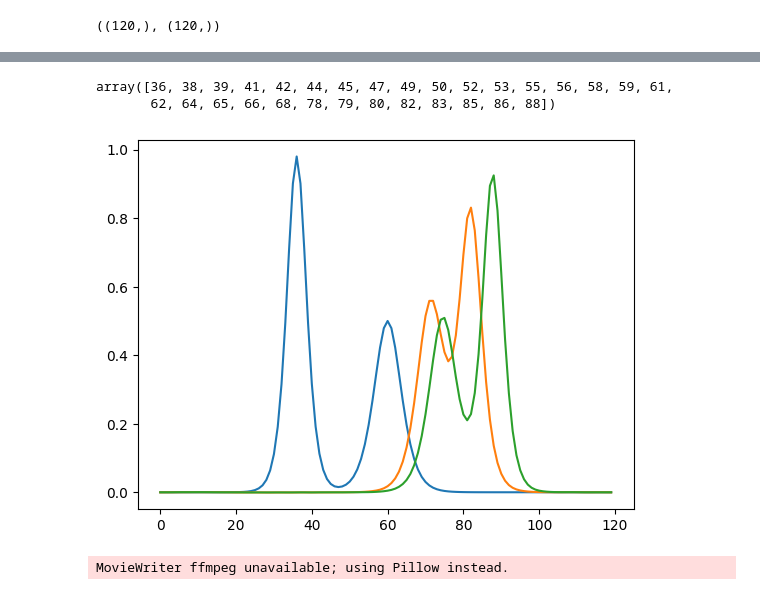
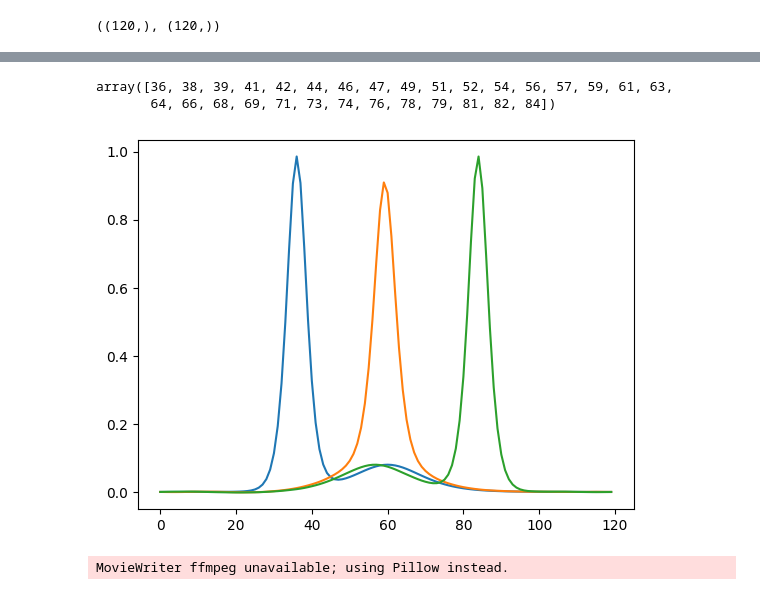
Before and after one commit to Kohmann/master-GAN, a Jupyter notebook: waveEquations/kdv_minimal.ipynb, the cells around one changed output, grey strips where cells are left out. Cells and saved outputs as stored; diff of their text form; code cells hidden in the pictures.

```diff
--- a/waveEquations/kdv_minimal.ipynb
+++ b/waveEquations/kdv_minimal.ipynb
@@ -117,7 +117,7 @@ dx_lowres = 3, dt_lowres = 3
 # %%
 # Initial condition
 k1 = 0.7#lower + (upper-lower)*np.random.rand()
-k2 = 0.5#lower + (upper-lower)*np.random.rand()
+k2 = 0.2#lower + (upper-lower)*np.random.rand()
 
 D1, D2 = difference_matrices(P,M)
 u0 = initial_condition_kdv(x, k1, k2, eta)
@@ -170,14 +170,14 @@ Wall time: 7.43 s
 # %%
 #Convert to low res
 u_lowres = u[::int(360/30), ::dx_lowres]
 plt.plot(u_lowres[0], label="init position");
-plt.plot(u_lowres[25], label="end position");
+plt.plot(u_lowres[14], label="end position");
 plt.plot(u_lowres[-1], label="end position");
 np.argmax(u_lowres[:], axis=1)
 # %% [output]
-array([36, 38, 39, 41, 42, 44, 45, 47, 49, 50, 52, 53, 55, 56, 58, 59, 61,
-       62, 64, 65, 66, 68, 78, 79, 80, 82, 83, 85, 86, 88])
+array([36, 38, 39, 41, 42, 44, 46, 47, 49, 51, 52, 54, 56, 57, 59, 61, 63,
+       64, 66, 68, 69, 71, 73, 74, 76, 78, 79, 81, 82, 84])
-[figure, old version]
+[figure, new version]
 # %%
 from matplotlib import animation, rc
 
```
Also changed, not shown: parts of 4 cells of this notebook, 4 other files.
